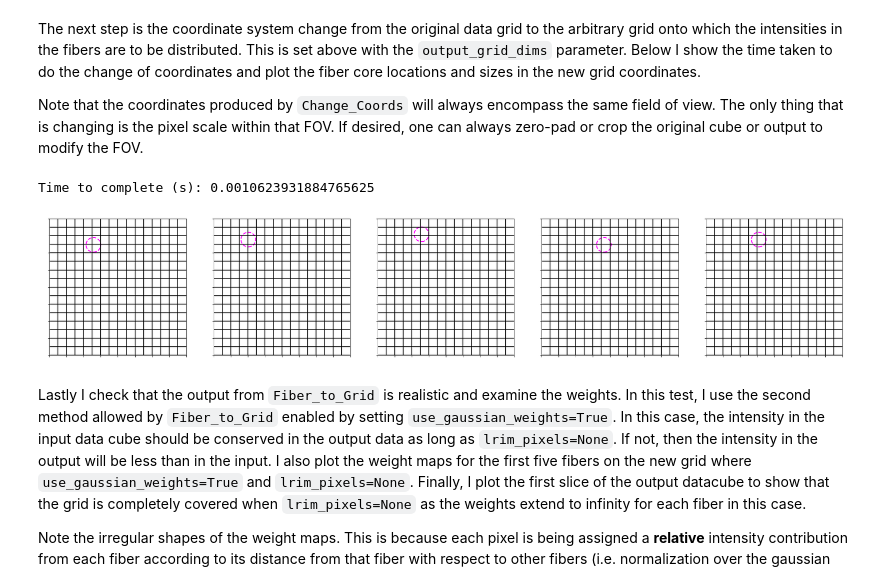
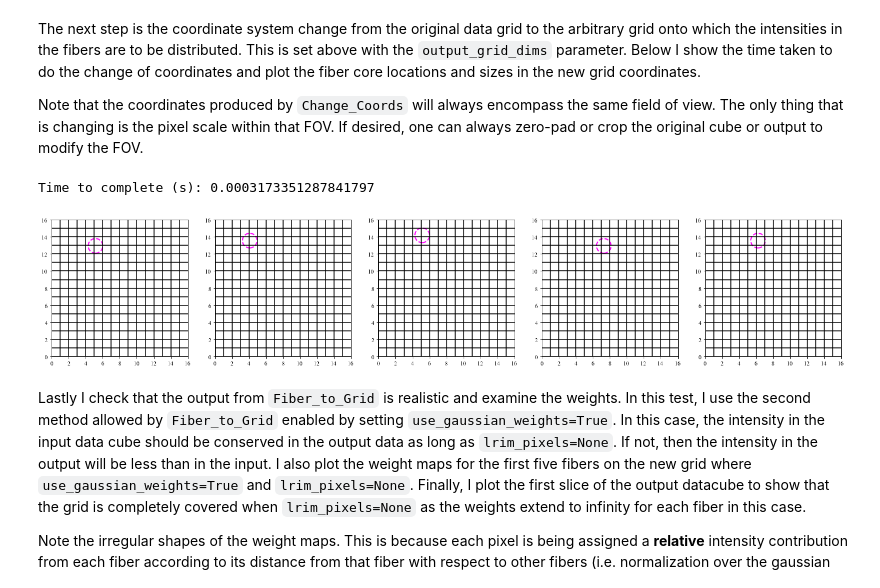
Before and after one commit to cbottrell/RealSim-IFS, a Jupyter notebook: Fiber_application.ipynb, the cells around one changed output. Cells and saved outputs as stored; diff of their text form; code cells hidden in the pictures.

```diff
--- a/Fiber_application.ipynb
+++ b/Fiber_application.ipynb
@@ -2827,24 +2413,24 @@ Note that the coordinates produced by `Change_Coords` will always encompass the
 # %%
 start = time.time()
 core_x_pixels,core_y_pixels,core_diameter_pixels = Change_Coords(xc_cores_pixels,yc_cores_pixels,diam_cores_pixels,
                                                                  input_grid_dims=(data_shape,data_shape),
                                                                  output_grid_dims=output_grid_dims)
 print("Time to complete (s):",time.time()-start,'\n')
-fig,axarr = plt.subplots(1,5,figsize=(30,6))
+fig,axarr = plt.subplots(1,5,figsize=(25,5))
 
 for i in np.arange(5):
     ax = axarr[i]
     ax.imshow(np.zeros(output_grid_dims),cmap='Greys',extent=(0,output_grid_dims[1],0,output_grid_dims[0]),
               origin='lower',vmin=0)
     core = Circle(xy=(core_x_pixels[i],core_y_pixels[i]),radius=core_diameter_pixels/2,
                   transform=ax.transData,edgecolor='magenta',facecolor='None',linewidth=2,linestyle='dashed')
     ax.add_artist(core)
     for j in range(output_grid_dims[0]):
         ax.axhline(j,c='black')
         ax.axvline(j,c='black')
 # %% [output]
-Time to complete (s): 0.0010623931884765625
+Time to complete (s): 0.0003173351287841797
-[figure, old version]
+[figure, new version]
 # %% [markdown]
 Lastly I check that the output from `Fiber_to_Grid` is realistic and examine the weights. In this test, I use the second method allowed by `Fiber_to_Grid` enabled by setting `use_gaussian_weights=True`. In this case, the intensity in the input data cube should be conserved in the output data as long as `lrim_pixels=None`. If not, then the intensity in the output will be less than in the input. I also plot the weight maps for the first five fibers on the new grid where `use_gaussian_weights=True` and `lrim_pixels=None`. Finally, I plot the first slice of the output datacube to show that the grid is completely covered when `lrim_pixels=None` as the weights extend to infinity for each fiber in this case.
 
```
Also changed, not shown: parts of 12 cells of this notebook, 4 other files.
